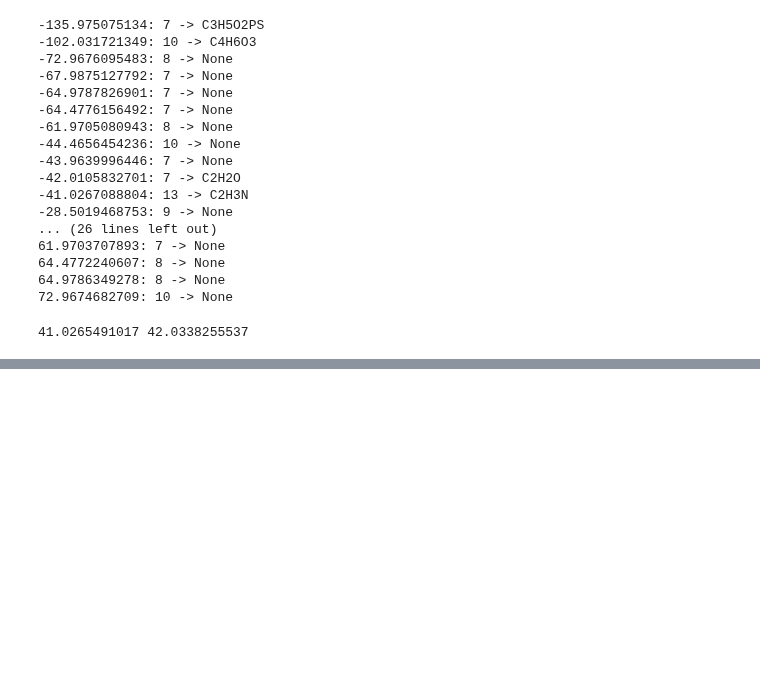
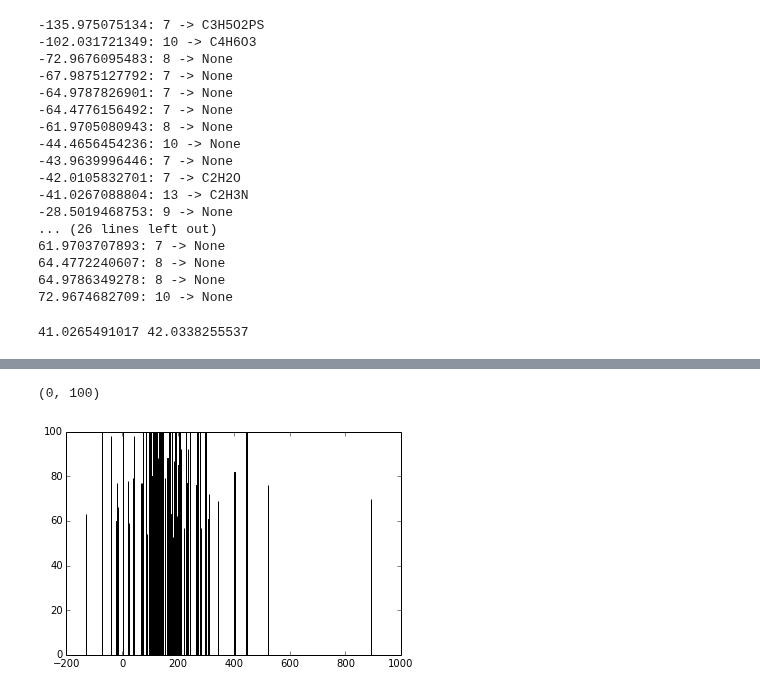
Before and after one commit to sdrogers/metabolomics_tools, a Jupyter notebook: discretisation/Experiments with fragments.ipynb, the cells around one changed output, grey strips where cells are left out. Drawn from its saved outputs; the diff is of its cells as text; code cells hidden in the pictures; blank space fills up the shorter version.

```diff
--- a/discretisation/Experiments with fragments.ipynb
+++ b/discretisation/Experiments with fragments.ipynb
@@ -247,0 +280,14 @@ print acn_mass, acn_mass + PROTON_MASS
+# %%
+trans = []
+rt_tol = 10
+for p in a_c.peaks:
+    M = p.mass - proton_mass
+    rt = p.rt
+    for q in a_c.peaks:
+        if abs(rt - q.rt) < rt_tol:
+            trans.append(q.mass - M)
+            trans.append(2*q.mass - M)
+# %%
+trans = np.array(trans)
+# %%
+trans = np.sort(trans)
@@ -247,0 +310,9 @@ print acn_mass, acn_mass + PROTON_MASS
+# %%
+val = np.array(val)
+count = np.array(count)
+pos = np.where(count>50)[0]
+plt.bar(val[pos],count[pos])
+plt.ylim([0,100])
+# %% [output]
+(0, 100)
+[figure, added]
```
Also changed, not shown: parts of 17 cells of this notebook, 4 other files.
